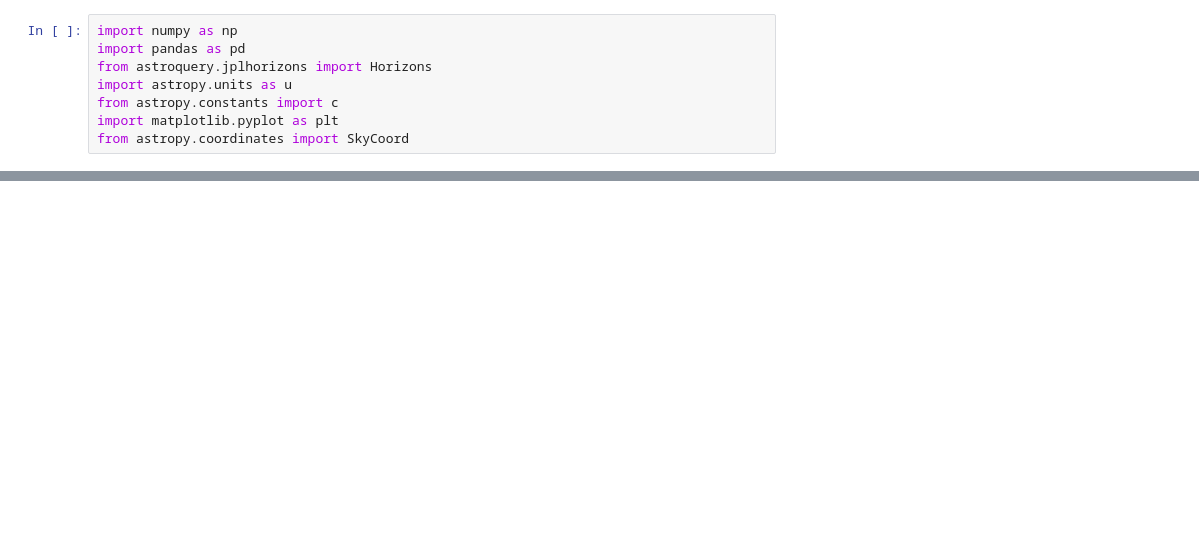
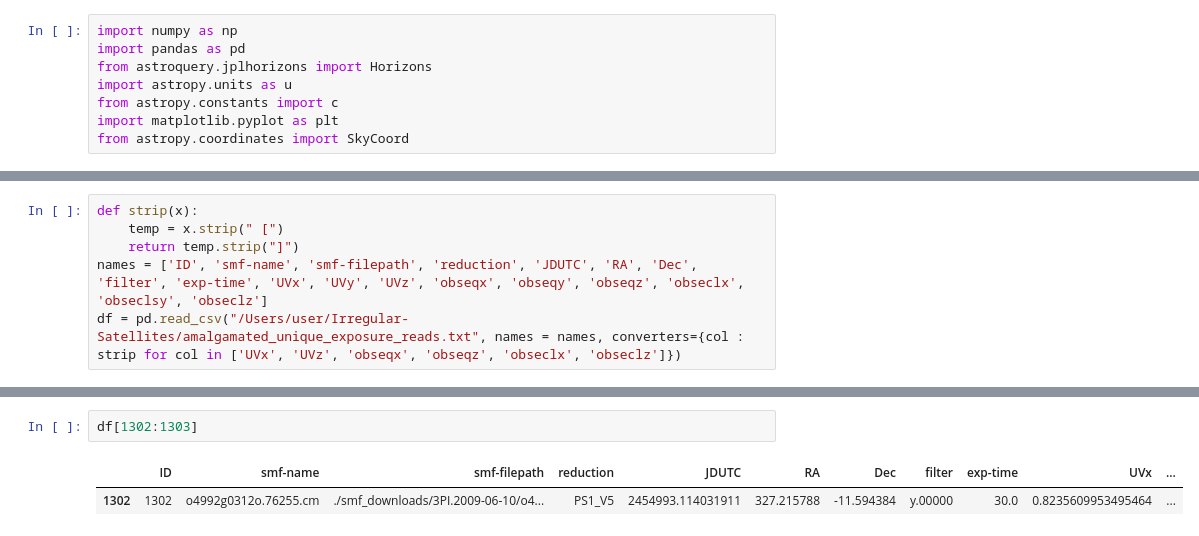
Before and after one commit to Alexandros101/Irregular-Satellites, a Jupyter notebook: SearchImages.ipynb, the cells around one changed output, grey strips where cells are left out. Saved outputs shown, nothing was run; the diff lists cells and outputs as text; blank space fills up the shorter version.

```diff
--- a/SearchImages.ipynb
+++ b/SearchImages.ipynb
@@ -14,4 +14,10 @@ def get_astroquery_function(name,cor,loc):
         radec = np.array([float(obj['RA']),float(obj['DEC'])])
         return radec
     return get_target_RADEC
+# %%
+def strip(x):
+    temp = x.strip(" [")
+    return temp.strip("]")
+names = ['ID', 'smf-name', 'smf-filepath', 'reduction', 'JDUTC', 'RA', 'Dec', 'filter', 'exp-time', 'UVx', 'UVy', 'UVz', 'obseqx', 'obseqy', 'obseqz', 'obseclx', 'obseclsy', 'obseclz']
+df = pd.read_csv("/Users/user/Irregular-Satellites/amalgamated_unique_exposure_reads.txt", names = names, converters={col : strip for col in ['UVx', 'UVz', 'obseqx', 'obseqz', 'obseclx', 'obseclz']})
 # %%
@@ -26,0 +110,5 @@ True
+# %%
+df[1302:1303]
+# %% [output]
+|  | ID | smf-name | smf-filepath | reduction | JDUTC | RA | Dec | filter | exp-time | UVx | ... |
+| 1302 | 1302 | o4992g0312o.76255.cm | ./smf_downloads/3PI.2009-06-10/o4... | PS1_V5 | 2454993.114031911 | 327.215788 | -11.594384 | y.00000 | 30.0 | 0.8235609953495464 | ... |
```
Also changed, not shown: parts of 11 cells of this notebook, 1 other file.
